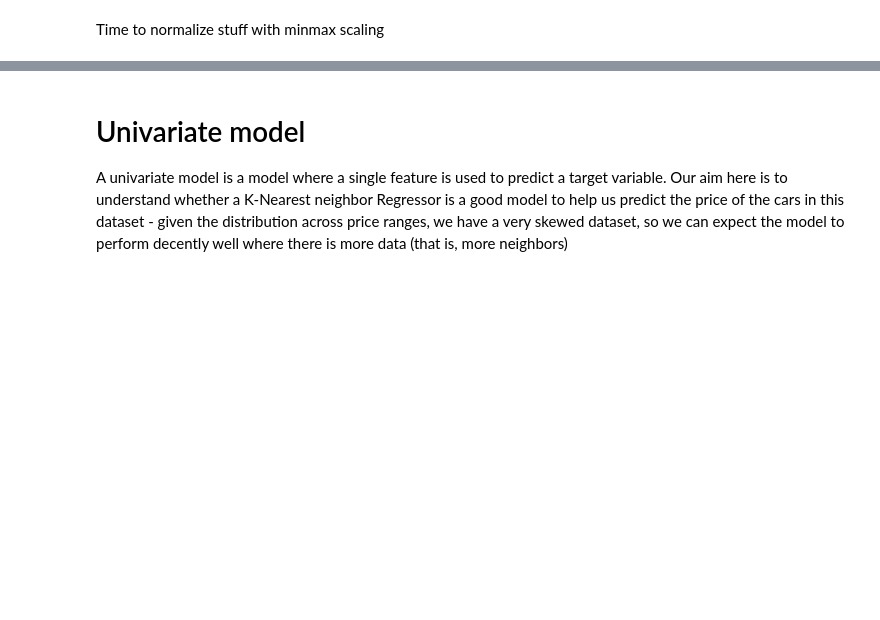
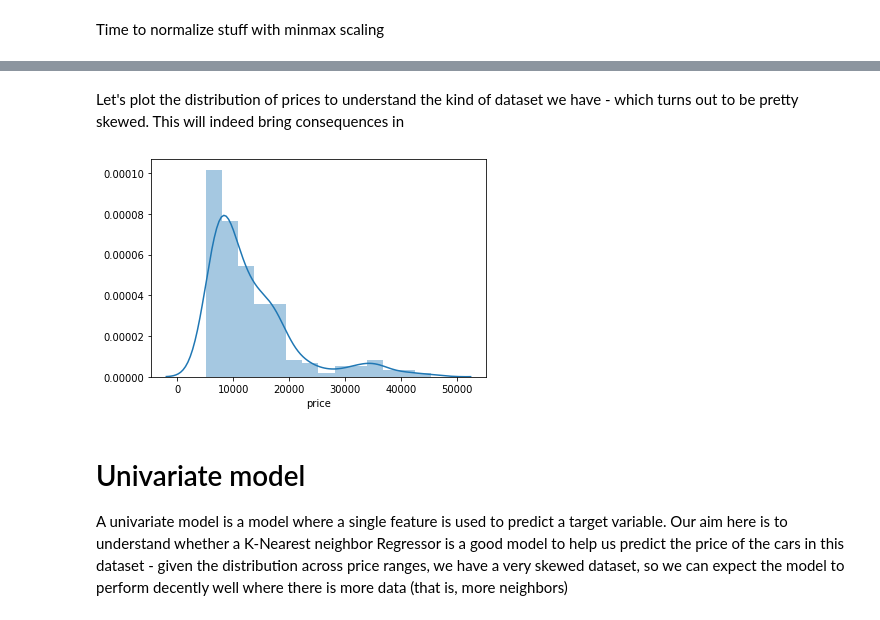
Before and after one commit to nlong-ds/dataquest, a Jupyter notebook: data-scientist-path/predicting-car-prices/predicting_car_prices.ipynb, the cells around one changed output, grey strips where cells are left out. Cells and saved outputs as stored; diff of their text form; code cells hidden in the pictures; blank space fills up the shorter version.

```diff
--- a/data-scientist-path/predicting-car-prices/predicting_car_prices.ipynb
+++ b/data-scientist-path/predicting-car-prices/predicting_car_prices.ipynb
@@ -167,3 +131,10 @@ normalized_cars
+# %% [markdown]
+Let's plot the distribution of prices to understand the kind of dataset we have - which turns out to be pretty skewed. This will indeed bring consequences in
+# %%
+sns.distplot(normalized_cars['price'])
+plt.show()
+# %% [output]
+[figure, added]
 # %% [markdown]
 # Univariate model
 A univariate model is a model where a single feature is used to predict a target variable.
```
Also changed, not shown: parts of 4 cells of this notebook.
